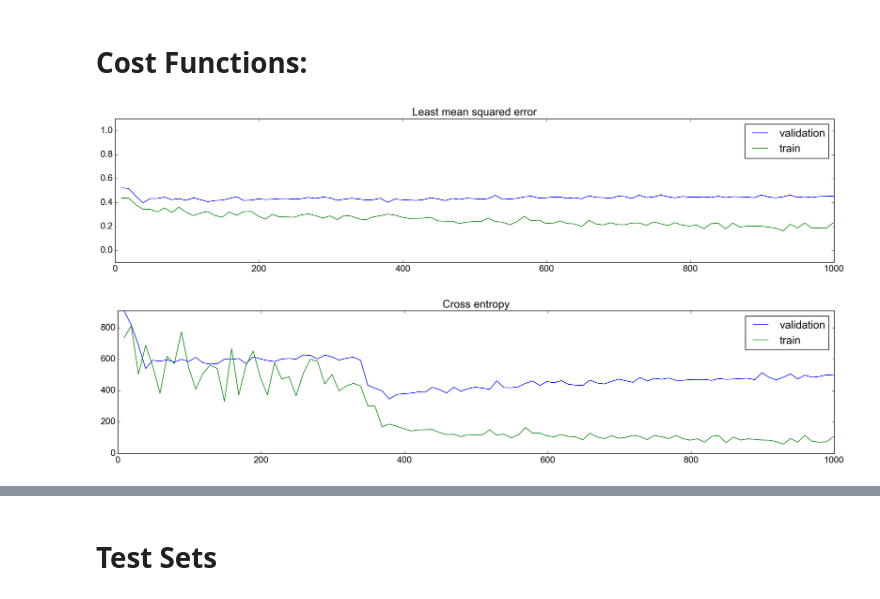
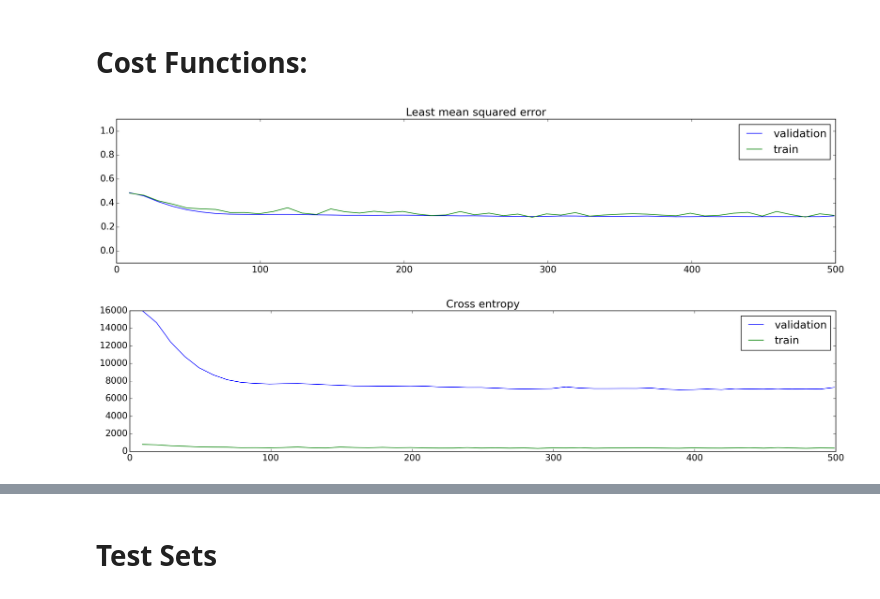
Before and after one commit to lotka/autofaces, a Jupyter notebook: notebooks/results.ipynb, the cells around one changed output, grey strips where cells are left out. Cells and saved outputs as stored; diff of their text form; code cells hidden in the pictures.

Commit message:
improved data presentation notebook

```diff
--- a/notebooks/results.ipynb
+++ b/notebooks/results.ipynb
@@ -20,8 +25,12 @@ def prefix(i,zeros):
         s = '0' + s
     return s
 
-EXPERIMENT_NUMBER = 2
-path = join('/homes/lm1015/v/data/2016_06_20/',prefix(EXPERIMENT_NUMBER,3))
+EXPERIMENT_NUMBER = 11
+if True:
+    p = '/home/luka/v/lm1015-tmp'
+else:
+    p = '/homes/lm1015/v/'
+path = join(join(p,'data/2016_06_21/'),prefix(EXPERIMENT_NUMBER,3))
 ssv_path = join(path,'numerical_data')
 # save_path = join(path,'graphs')
 # save_path_pdf = join(save_path,'pdf')
@@ -74,7 +83,7 @@ def au(x_axis,auac_axis,prefix,smooth):
 
                 first = auac_axis[0,i,j]
                 last = auac_axis[-1,i,j]
-                FILTER_ORDER = 10
+                FILTER_ORDER = 2
                 auac_axis[:,i,j] = np.convolve(auac_axis[:,i,j],np.ones(FILTER_ORDER)/float(FILTER_ORDER), 'same')
 
                 auac_axis[0,i,j] = first
@@ -120,20 +129,24 @@ def au(x_axis,auac_axis,prefix,smooth):
 
     if prefix == 'test':
         print 'Test ROC values for each class (independant of threshold):'
-        print 'class\troc'
+        print 'class\troc\troc\tf1\tp\tr'
         for i in xrange(classes):
-            val = auac_axis[0,i,3]
-            print i,'\t',round(val,2),
-            if val < 0.6:
-                print 'fail'
-            elif val < 0.7:
-                print 'poor'
-            elif val < 0.8:
-                print 'fair'
-            elif val < 0.9:
-                print 'good'
+            roc = auac_axis[0,i,3]
+            f1 = round(auac_axis[:,i,2].max(),2)
+            p = round(auac_axis[:,i,0].max(),2)
+            r = round(auac_axis[:,i,1].max(),2)
+            print i,'\t',round(roc,2),'\t',
+            if roc < 0.6:
+                print 'fail',
+            elif roc < 0.7:
+                print 'poor',
+            elif roc < 0.8:
+                print 'fair',
+            elif roc < 0.9:
+                print 'good',
             else:
-                print 'excellent'
+                print 'great',
+            print '\t',f1,'\t',p,'\t',r
 
         ,
 #     plt.savefig(
@@ -147,23 +160,23 @@ def au(x_axis,auac_axis,prefix,smooth):
 # %%
 plt.figure()
 plt.title('Least mean squared error')
 plt.plot(x_axis,lmsq_axis[0,:],label='validation')
 plt.plot(x_axis,lmsq_axis[1,:],label='train')
 plt.ylim(-0.1,1.1)
 plt.legend()
 plt.show()
 # plt.savefig(join(save_path,'lmsq.png'),dpi=400)
 # plt.savefig(join(save_path_pdf,'lmsq.pdf'))
 
 plt.figure()
 plt.title('Cross entropy')
 plt.plot(x_axis,cent_axis[0,:],label='validation')
 plt.plot(x_axis,cent_axis[1,:],label='train')
 plt.legend()
-plt.ylim(-1.0,cent_axis.max()+1.0)
+# plt.ylim(-1.0,cent_axis.max()+1.0)
 plt.show()
 # plt.savefig(join(save_path,'cross_entropy.png'),dpi=400)
 # plt.savefig(join(save_path_pdf,'cross_entropy.pdf'))
 # %% [output]
-[figure, old version]
+[figure, new version]
-[figure, old version]
+[figure, new version]
```
Also changed, not shown: parts of 4 cells of this notebook.
